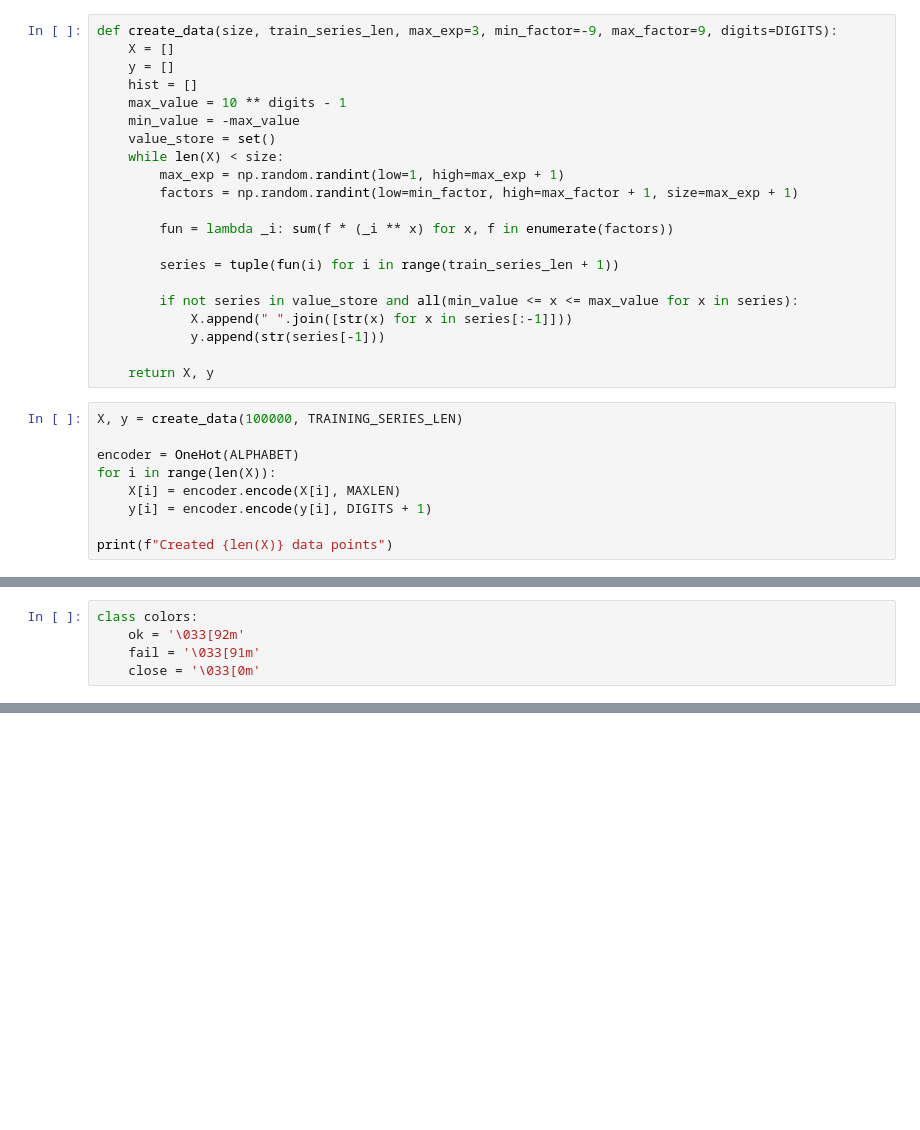
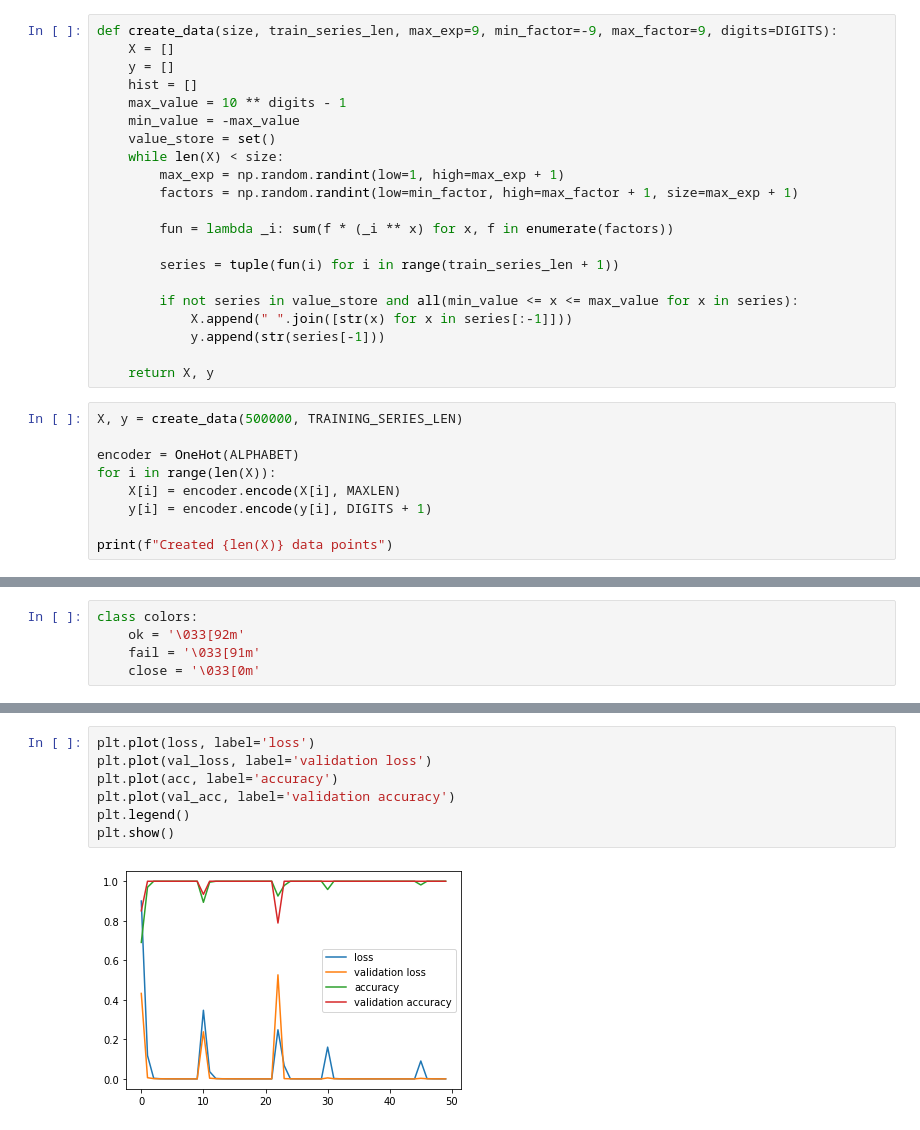
Before and after one commit to fhac-ewi/recurrent-neural-network, a Jupyter notebook: NumberSeriesTest.ipynb, the cells around one changed output, grey strips where cells are left out. Cells and saved outputs as stored; diff of their text form; blank space fills up the shorter version.

```diff
--- a/NumberSeriesTest.ipynb
+++ b/NumberSeriesTest.ipynb
@@ -37,7 +37,7 @@ class OneHot(object):
     def decode_line(self, vec):
         return self.index_to_char[np.argmax(vec)]
 # %%
-def create_data(size, train_series_len, max_exp=3, min_factor=-9, max_factor=9, digits=DIGITS):
+def create_data(size, train_series_len, max_exp=9, min_factor=-9, max_factor=9, digits=DIGITS):
     X = []
     y = []
     hist = []
@@ -58,7 +58,7 @@ def create_data(size, train_series_len, max_exp=3, min_factor=-9, max_factor=9,
 
     return X, y
 # %%
-X, y = create_data(100000, TRAINING_SERIES_LEN)
+X, y = create_data(500000, TRAINING_SERIES_LEN)
 
 encoder = OneHot(ALPHABET)
 for i in range(len(X)):
@@ -165,0 +184,9 @@ KeyboardInterrupt:
+# %%
+plt.plot(loss, label='loss')
+plt.plot(val_loss, label='validation loss')
+plt.plot(acc, label='accuracy')
+plt.plot(val_acc, label='validation accuracy')
+plt.legend()
+plt.show()
+# %% [output]
+[figure, added]
```
Also changed, not shown: parts of 6 cells of this notebook.
